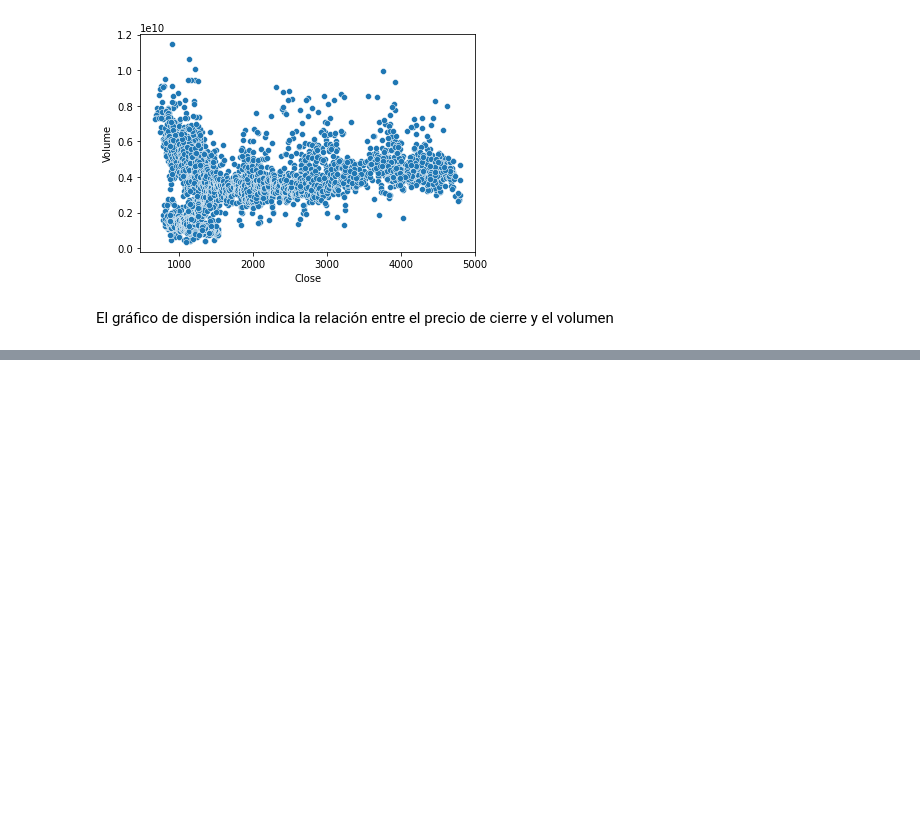
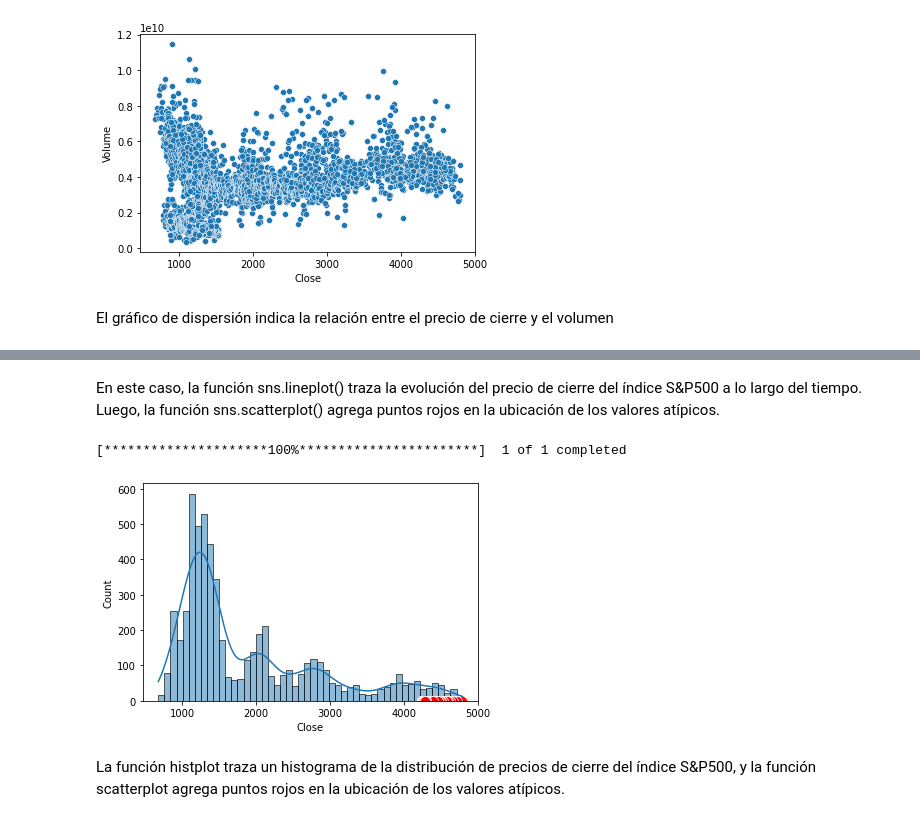
Before and after one commit to diegomaneyro/Analytics, a Jupyter notebook: EDA/Analytics_EDA.ipynb, the cells around one changed output, grey strips where cells are left out. Saved outputs shown, nothing was run; the diff lists cells and outputs as text; code cells hidden in the pictures; blank space fills up the shorter version.

```diff
--- a/EDA/Analytics_EDA.ipynb
+++ b/EDA/Analytics_EDA.ipynb
@@ -99,0 +141,21 @@ El gráfico de dispersión indica la relación entre el precio de cierre y el vo
+# %% [markdown]
+En este caso, la función sns.lineplot() traza la evolución del precio de cierre del índice S&P500 a lo largo del tiempo. Luego, la función sns.scatterplot() agrega puntos rojos en la ubicación de los valores atípicos.
+# %%
+# Cargar datos de la lista índice S&P500 posterior al año 2000
+sp500 = yf.download("^GSPC", start="2000-01-01")
+
+# Filtrar valores atípicos usando el rango intercuartil
+q1 = sp500["Close"].quantile(0.25)
+q3 = sp500["Close"].quantile(0.75)
+iqr = q3 - q1
+outliers = sp500[(sp500["Close"] < q1 - 1.5 * iqr) | (sp500["Close"] > q3 + 1.5 * iqr)]
+
+# Graficar histograma con valores atípicos resaltados
+sns.histplot(sp500["Close"], bins=50, kde=True)
+sns.scatterplot(x=outliers["Close"], y=[0] * len(outliers), color="red", s=100)
+plt.show()
+# %% [output]
+[*********************100%***********************]  1 of 1 completed
+[figure, added]
+# %% [markdown]
+La función histplot traza un histograma de la distribución de precios de cierre del índice S&P500, y la función scatterplot agrega puntos rojos en la ubicación de los valores atípicos.
```
Also changed, not shown: parts of 3 cells of this notebook.
